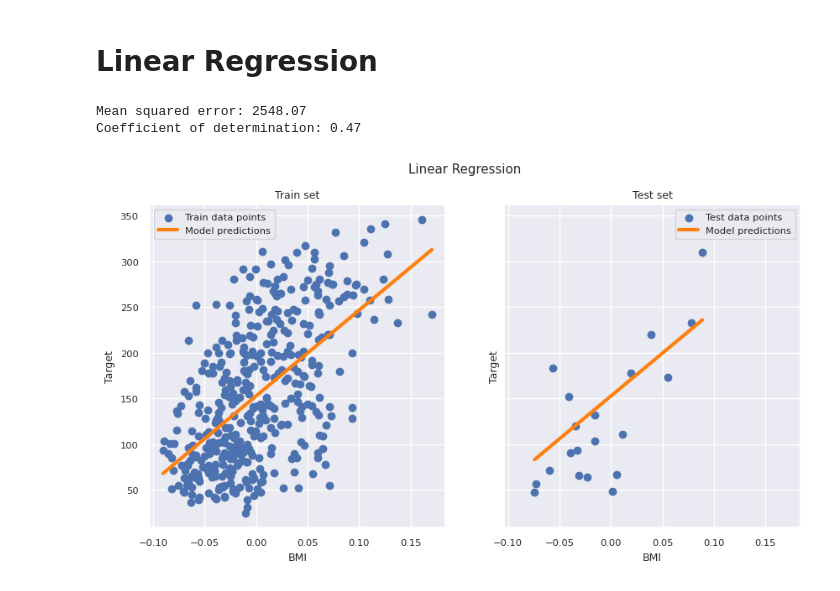
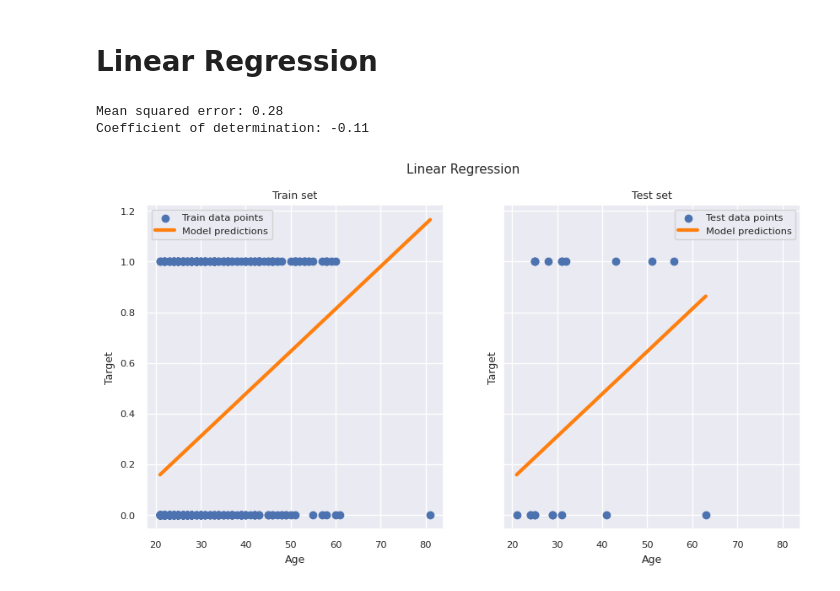
Before and after one commit to Thaer-F-Ali/Logistitc_Regression_Implimitation, a Jupyter notebook: logistic_regression_implimintaion.ipynb, the cells around one changed output. Drawn from its saved outputs; the diff is of its cells as text; code cells hidden in the pictures.

```diff
--- a/logistic_regression_implimintaion.ipynb
+++ b/logistic_regression_implimintaion.ipynb
@@ -689,6 +703,6 @@ diab_data.head()
 # %%
 # 4 Cleaning data
 # Droping rows where 'glyhb' has missing values
-diab_data = diab_data.dropna(subset=['glyhb'], how='any')
+diab_data4 = diab_data4.dropna(subset=['glyhb'], how='any')
 # %%
 # 5. Cheking nan in the data
@@ -726,21 +740,21 @@ dtype: int64
 # %%
 # 8. This step is another way to drop columns
 # Dropping uncorelated columns to the glyhb column
-diab_data_corr = diab_data.copy() # Make a copy to avoid modifying the original DataFrame
+diab_data4_corr = diab_data4.copy() # Make a copy to avoid modifying the original DataFrame
 x = 0
-for col in diab_data_corr.columns:
+for col in diab_data4_corr.columns:
    if col == 'glyhb': # Skip the target column itself
        print(f"Skipping target column: '{col}'")
        continue
 
    # Calculate correlation, handling potential NaN values if a column is all NaNs after dropna()
-   if diab_data_corr[col].isnull().all(): # Check if column is entirely NaN
+   if diab_data4_corr[col].isnull().all(): # Check if column is entirely NaN
        correlation = 0 # Or handle as appropriate, e.g., drop it always
    else:
-       correlation = diab_data_corr['glyhb'].corr(diab_data_corr[col])
+       correlation = diab_data4_corr['glyhb'].corr(diab_data4_corr[col])
 
    if (correlation <= 0.0):
-    diab_data_corr = diab_data_corr.drop(col, axis=1)
+    diab_data4_corr = diab_data4_corr.drop(col, axis=1)
     x = x+1
     print(f"True: Column '{col}' dropped due to correlation <= 0 (Correlation: {correlation:.2f})")
    else:
@@ -776,10 +816,10 @@ plt.show()
 
 # First, ensure consistency by dropping rows with any NaN values from the relevant columns
 # This step ensures X and y will have the same number of samples.
-diab_data_cleaned = diab_data.dropna(how='any')
+diab_data4_cleaned = diab_data4.dropna(how='any')
 
-X = diab_data_cleaned.drop('glyhb', axis=1)
-y = diab_data_cleaned['glyhb']
+X = diab_data4_cleaned.drop('glyhb', axis=1)
+y = diab_data4_cleaned['glyhb']
 
 # Convert target to binary (1 for diabetes, 0 for no diabetes)
 # Using a common clinical threshold for HbA1c: >= 6.5% for diabetes
@@ -939,11 +979,12 @@ from sklearn.datasets import load_diabetes
 from sklearn.model_selection import train_test_split
 
 
-X, y = load_diabetes(return_X_y=True)
-X = X[:, [2]]  # Use only one feature, which is 'bmi' at index 2
+'''X, y = load_diabetes(return_X_y=True)
+X = X[:, [2]]  # Use only one feature, which is 'bmi' at index 2'''
 
-'''X = diab_data_cleaned.drop('glyhb', axis=1)
-y = diab_data_cleaned['glyhb']'''
+# Ensure X is a DataFrame with a single column
+X = diab_data_corr[['Age']]
+y = diab_data_corr['glyhb']
 
 X_train, X_test, y_train, y_test = train_test_split(X, y, test_size=20, shuffle=False)
 
@@ -963,16 +1004,16 @@ import pandas as pd
 
 fig, ax = plt.subplots(ncols=2, figsize=(10, 5), sharex=True, sharey=True)
 
-# Choose a single feature for plotting, which is 'BMI' from load_diabetes (index 2)
-feature_name_to_plot = 'BMI'
+# Choose the correct feature for plotting
+feature_name_to_plot = 'Age'
 
 # Training data plot
-# Access the single column of the NumPy array using [:, 0]
-ax[0].scatter(X_train[:, 0], y_train, label="Train data points")
+# Access the single column of the DataFrame using its name
+ax[0].scatter(X_train[feature_name_to_plot], y_train, label="Train data points")
 
 # To plot a smooth regression line, sort the feature values and their corresponding predictions
 train_data_for_plot = pd.DataFrame({
-    feature_name_to_plot: X_train[:, 0],
+    feature_name_to_plot: X_train[feature_name_to_plot],
     'prediction': regressor.predict(X_train)
 }).sort_values(by=feature_name_to_plot)
 
@@ -980,36 +1021,36 @@ ax[0].plot(
     train_data_for_plot[feature_name_to_plot],
     train_data_for_plot['prediction'],
     linewidth=3,
     color="tab:orange",
     label="Model predictions",
 )
 ax[0].set(xlabel=feature_name_to_plot, ylabel="Target", title="Train set")
 ax[0].legend()
 
 # Test data plot
-# Access the single column of the NumPy array using [:, 0]
-ax[1].scatter(X_test[:, 0], y_test, label="Test data points")
+# Access the single column of the DataFrame using its name
+ax[1].scatter(X_test[feature_name_to_plot], y_test, label="Test data points")
 
 # To plot a smooth regression line for test data
 test_data_for_plot = pd.DataFrame({
-    feature_name_to_plot: X_test[:, 0],
+    feature_name_to_plot: X_test[feature_name_to_plot],
     'prediction': y_pred
 }).sort_values(by=feature_name_to_plot)
 
 ax[1].plot(
     test_data_for_plot[feature_name_to_plot],
     test_data_for_plot['prediction'],
     linewidth=3,
     color="tab:orange",
     label="Model predictions",
 )
 ax[1].set(xlabel=feature_name_to_plot, ylabel="Target", title="Test set")
 ax[1].legend()
 
 fig.suptitle("Linear Regression")
 
 plt.show()
 # %% [output]
-Mean squared error: 2548.07
-Coefficient of determination: 0.47
+Mean squared error: 0.28
+Coefficient of determination: -0.11
-[figure, old version]
+[figure, new version]
```
Also changed, not shown: parts of 35 cells of this notebook.
